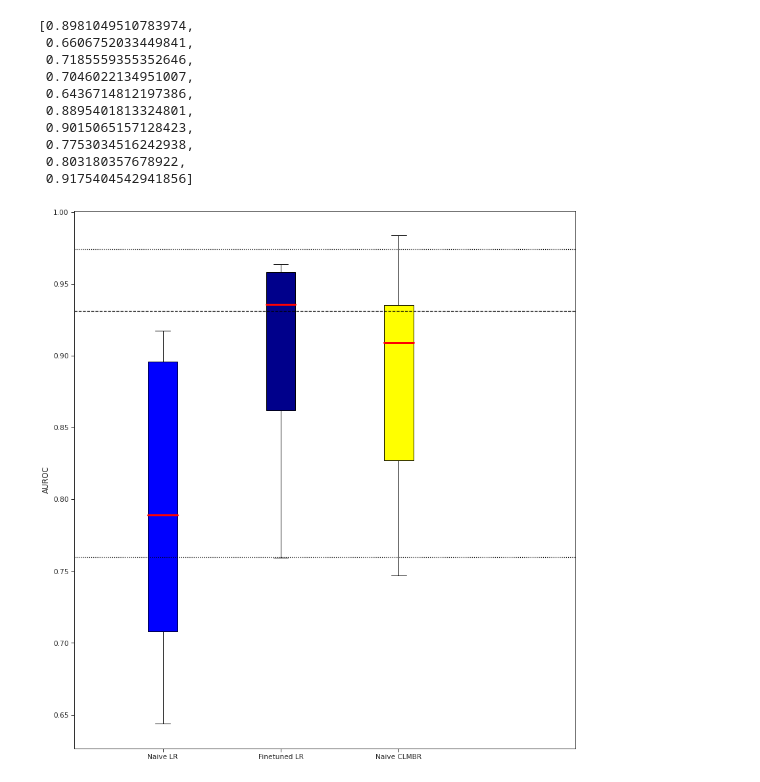
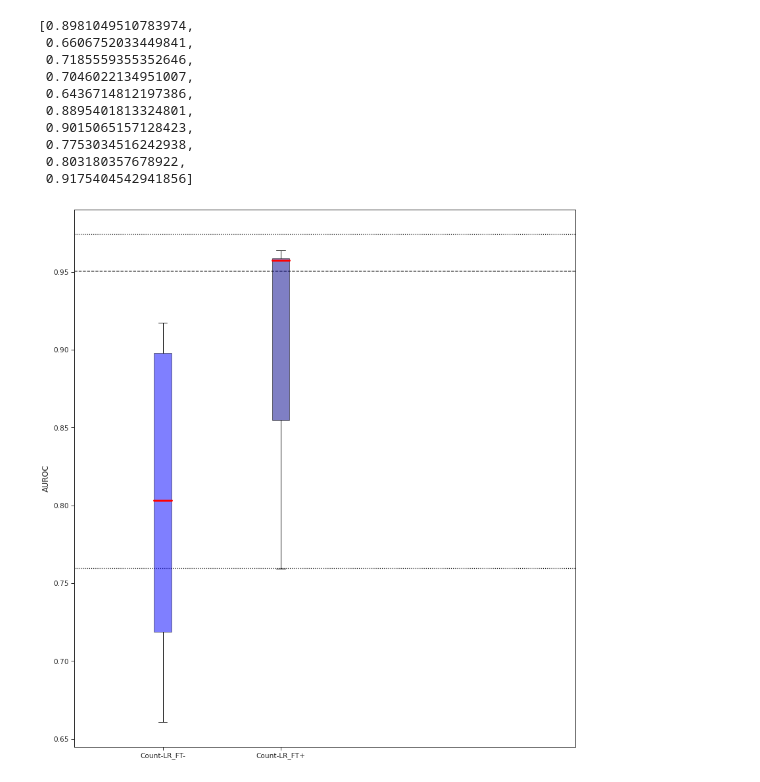
Before and after one commit to som-shahlab/adult_ped_transfer_learning, a Jupyter notebook: experiments/notebooks/plot_evaluation_all_task_all_models.ipynb, the cells around one changed output. Cells and saved outputs as stored; diff of their text form; code cells hidden in the pictures.

```diff
--- a/experiments/notebooks/plot_evaluation_all_task_all_models.ipynb
+++ b/experiments/notebooks/plot_evaluation_all_task_all_models.ipynb
@@ -130,13 +130,17 @@ for ct in ['adult']:
             ft_gbm_df = pd.concat([ft_gbm_df,df])
 
 pt_clmbr_df = pd.DataFrame()
-for ct in ['all', 'mix', 'ad', 'ped']:
-    for task in tasks:
-        df = pd.read_csv(f'{results_path}/clmbr/pretrained/{task}/{ct}/{best_clmbr_params[ct]}/eval.csv')
-        df['task'] = task
-        df['cohort'] = ct
-        df['model'] = 'PT-CLMBR'
-        pt_clmbr_df = pd.concat([pt_clmbr_df,df])
+for ct in ['all']:#, 'mix', 'ad', 'ped']:
+    for tr_ad in ['ad']:
+        for tst_ad in ['ad','ped']:
+            for task in ['hospital_mortality']:#tasks:
+                df = pd.read_csv(f'{results_path}/clmbr/pretrained/{ct}/{task}/tr_{tr_ad}_tst_{tst_ad}/{best_clmbr_params[ct]}/eval.csv')
+                df['task'] = task
+                df['cohort'] = ct
+                df['train_adapter'] = tr_ad
+                df['test_adapter'] = tst_ad
+                df['model'] = 'PT-CLMBR'
+                pt_clmbr_df = pd.concat([pt_clmbr_df,df])
 pt_clmbr_df = pt_clmbr_df.replace({'metric':{'ace_abs_logistic_log':'ace_abs_logistic_logit', 'ace_rmse_logistic_log':'ace_rmse_logistic_logit'}})
 # %%
 bl_lr_df.query("test_group=='test' and metric=='auc' and feature_group=='shared'")
@@ -440,32 +444,34 @@ list(lr_naive['CI_med'])
 # %%
 metrics = ['auc']
 colours = ['blue', 'darkblue', 'yellow']
 fig, axes = plt.subplots(nrows=len(metrics), ncols=1, figsize=(12,15))
 plt.tight_layout(w_pad=1,h_pad=0.5,rect=[0.05,0.15,1,0.95])
 
 fg = 'shared'
 
 for r, metric in enumerate(metrics):
     bl = np.array(bl_lr_df.query("test_group=='test' and metric=='auc' and feature_group=='shared' and cohort=='pediatric' and metric==@metric")['CI_med'])
     bl_med = np.median(bl)
     bl_min = np.min(bl)
     bl_max = np.max(bl)
     lr_naive = list(bl_lr_df.query("test_group=='test' and metric=='auc' and feature_group=='shared' and cohort=='adult' and metric==@metric")['CI_med'])
     lr_ft = list(ft_lr_df.query("test_group=='test' and metric=='auc' and feature_group=='shared' and cohort=='adult' and metric==@metric")['CI_med'])
-    clmbr_naive = list(pt_clmbr_df.query("phase=='test' and metric=='auc' and cohort=='all' and metric==@metric")['CI_med'])
+#     clmbr_naive = list(pt_clmbr_df.query("phase=='test' and metric=='auc' and cohort=='all' and metric==@metric")['CI_med'])
 #     clmbr_ft = list(ft_clmbr_df.query("test_group=='test' and metric=='auc' and cohort=='all' and metric==@metric")['CI_med'])
-    bp = axes.boxplot([lr_naive, lr_ft, clmbr_naive], positions=[2,4,6], labels=['Count-LR_FT-', 'Count-LR_FT+', 'CLMBR_FT-'], patch_artist=True)
+    #bp = axes.boxplot([lr_naive, lr_ft, clmbr_naive], positions=[2,4,6], labels=['Count-LR_FT-', 'Count-LR_FT+', 'CLMBR_FT-'], patch_artist=True)
+    bp = axes.boxplot([lr_naive, lr_ft], positions=[2,4], labels=['Count-LR_FT-', 'Count-LR_FT+'], patch_artist=True)
     for patch, colour in zip(bp['boxes'], colours):
         patch.set_facecolor(colour)
+        patch.set_alpha(0.5)
 
     for median in bp['medians']:
         median.set(color ='red', linewidth = 3)
 
-    bl_line = axes.plot([0.5, 9],[bl_med, bl_med], linestyle='dashed', color='black')
-    axes.plot([0.5, 9],[bl_min, bl_min], linestyle='dotted', color='black')
-    axes.plot([0.5, 9],[bl_max, bl_max], linestyle='dotted', color='black')
+    bl_line = axes.plot([0.5, 9],[bl_med, bl_med], linestyle='dashed', color='black', zorder=0)
+    axes.plot([0.5, 9],[bl_min, bl_min], linestyle='dotted', color='black', zorder=0)
+    axes.plot([0.5, 9],[bl_max, bl_max], linestyle='dotted', color='black', zorder=0)
     axes.set_ylabel(y_axis[metric]['label'])
     plt.xlim([0.5,9])
 #     for c, task in enumerate(tasks):
 # %% [output]
-[figure, old version]
+[figure, new version]
```
Also changed, not shown: 2 other files.
